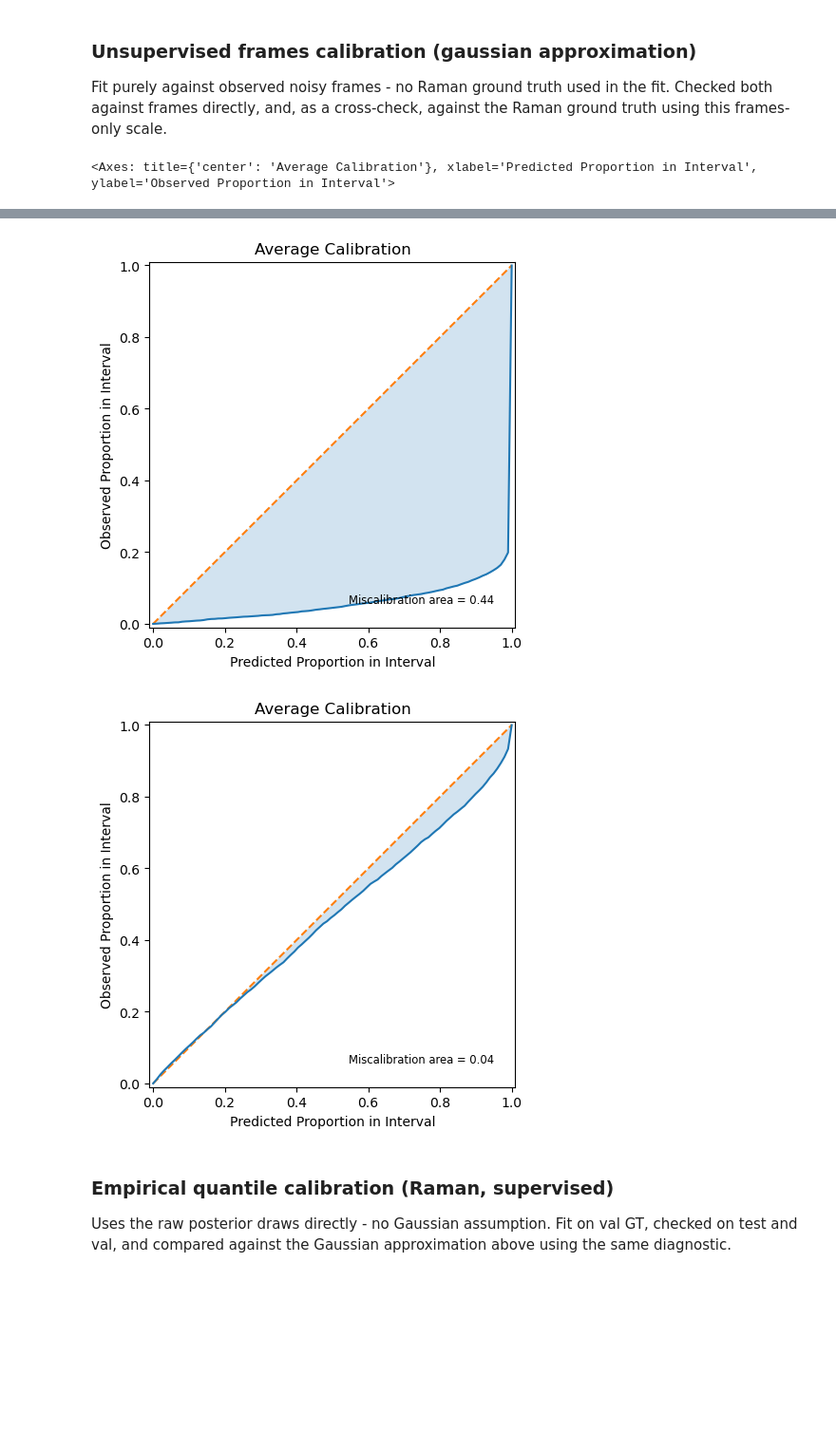
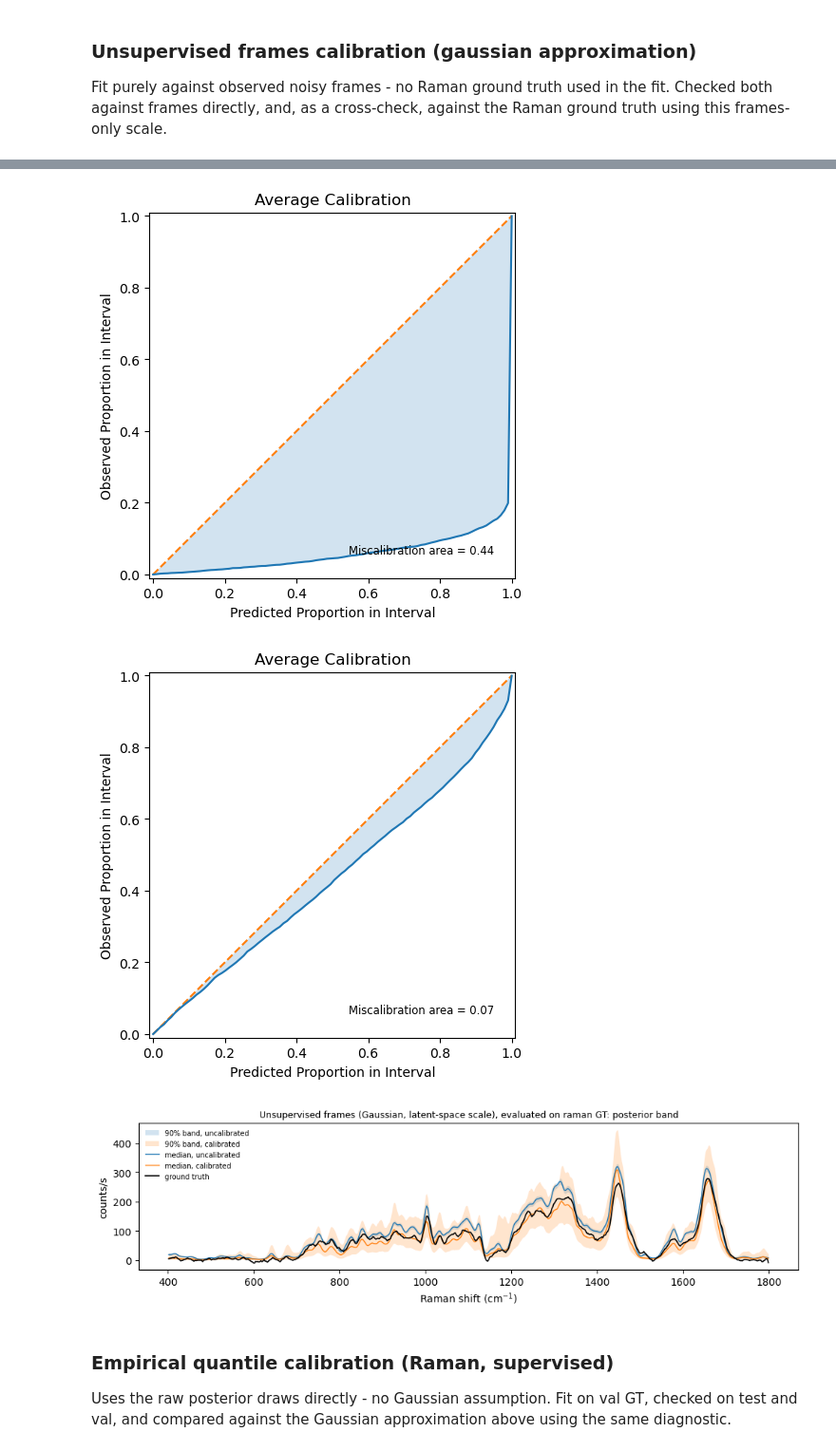
Before and after one commit to tmuird/lumos-vae, a Jupyter notebook: notebooks/evaluate.ipynb, the cells around one changed output, grey strips where cells are left out. Shown at 95% size. Saved outputs shown, nothing was run; the diff lists cells and outputs as text; code cells hidden in the pictures; blank space fills up the shorter version.

```diff
--- a/notebooks/evaluate.ipynb
+++ b/notebooks/evaluate.ipynb
@@ -400,7 +410,8 @@ for row, ds in enumerate(DATASETS):
                     label=k)
         ax.set(xscale="log", xlabel="frames given at inference", ylabel=metric,
                title=f"{ds}: {metric}")
-        ax.set_xticks(T_GRID); ax.set_xticklabels(T_GRID)
+        ax.set_xticks(T_GRID);
+        ax.set_xticklabels(T_GRID)
         ax.spines[["top", "right"]].set_visible(False)
     axes[row][0].set_ylim(0, 1)
     axes[row][0].legend(fontsize=6.5, frameon=False)
@@ -515,11 +525,11 @@ from scipy.optimize import minimize_scalar
 N_CALIB_SPECTRA = 10
 CALIB_FRAMES = 16
 CALIB_LABEL = "glasgow T=16"
-N_POSTERIOR = 1000
+N_POSTERIOR = 500
 BATCH_SIZE = 32
 POSTERIOR_CHUNK = 100  # caps how many posterior draws are batched into one forward
-                        # pass at once; N_POSTERIOR*BATCH_SIZE replicas in a single
-                        # call is what OOM'd the conv encoder at N_POSTERIOR=1000
+# pass at once; N_POSTERIOR*BATCH_SIZE replicas in a single
+# call is what OOM'd the conv encoder at N_POSTERIOR=1000
 
 info = model_info[CALIB_LABEL]
 d, mask = info["data"], eval_mask(info["data"]["wn"])
@@ -535,3 +545,6 @@ recal_frames = d_recal["ts"][:N_CALIB_SPECTRA, :CALIB_FRAMES]
 # nominal grid for the empirical-quantile sections; same length as N_POSTERIOR
 # so a sorted rank maps directly onto a nominal probability.
 nominal = np.linspace(0, 1, N_POSTERIOR)
+
+calib_device = next(info["model"].parameters()).device
+nominal_gpu = torch.tensor(nominal, dtype=torch.float32, device=calib_device)
@@ -858,29 +772,36 @@ fit. Checked both against frames directly, and, as a cross-check, against the
 Raman ground truth using this frames-only scale.
 # %%
 def f_frames(scale, model, data, gt_target):
-    mean, std, _ = frames_predictive(scale, model, data)
+    mean, std, _ = frames_predictive_latent_gpu(scale, model, data)
     return uct.metrics_calibration.mean_absolute_calibration_error(
-        mean.ravel(), std.ravel(), gt_target.ravel())
+        mean.cpu().numpy().ravel(), std.cpu().numpy().ravel(), gt_target.ravel())
 
 
 res_frames = minimize_scalar(f_frames, bounds=(1, 10), method="bounded",
                              args=(info["model"], d_recal["ts"][:N_CALIB_SPECTRA], recal_frames))
 scale_frames = res_frames.x
 
-uncal_mean_f, uncal_std_f, _ = frames_predictive(1, info["model"], d["ts"][:N_CALIB_SPECTRA])
-cal_mean_f, cal_std_f, _ = frames_predictive(scale_frames, info["model"], d["ts"][:N_CALIB_SPECTRA])
+uncal_mean_f_t, uncal_std_f_t, _ = frames_predictive_latent_gpu(1, info["model"], d["ts"][:N_CALIB_SPECTRA])
+uncal_mean_f, uncal_std_f = uncal_mean_f_t.cpu().numpy(), uncal_std_f_t.cpu().numpy()
+
+cal_mean_f_t, cal_std_f_t, _ = frames_predictive_latent_gpu(scale_frames, info["model"], d["ts"][:N_CALIB_SPECTRA])
+cal_mean_f, cal_std_f = cal_mean_f_t.cpu().numpy(), cal_std_f_t.cpu().numpy()
 
 uct.viz.plot_calibration(uncal_mean_f.ravel(), uncal_std_f.ravel(), true_frames.ravel())
 uct.viz.plot_calibration(cal_mean_f.ravel(), cal_std_f.ravel(), true_frames.ravel())
 uct.viz.plot_xy(uncal_mean_f.ravel(), uncal_std_f.ravel(), true_frames.ravel(), wn)
 uct.viz.plot_xy(cal_mean_f.ravel(), cal_std_f.ravel(), true_frames.ravel(), wn)
 plt.gcf().set_size_inches((10, 10))
+plt.show()
 
 # cross-check: does the frames-only scale also calibrate the raman decomposition?
-draws_uncal_r = recover_raman_draws(1, info["model"], d["ts"][:N_CALIB_SPECTRA])
-draws_cal_r = recover_raman_draws(scale_frames, info["model"], d["ts"][:N_CALIB_SPECTRA])
-uct.viz.plot_calibration(draws_uncal_r.mean(axis=1).ravel(), draws_uncal_r.std(axis=1).ravel(), gt.ravel())
-uct.viz.plot_calibration(draws_cal_r.mean(axis=1).ravel(), draws_cal_r.std(axis=1).ravel(), gt.ravel())
+draws_uncal_r_b = recover_raman_draws_latent_gpu(1, info["model"], d["ts"][:N_CALIB_SPECTRA]).cpu().numpy()
+draws_cal_r_b = recover_raman_draws_latent_gpu(scale_frames, info["model"], d["ts"][:N_CALIB_SPECTRA]).cpu().numpy()
+uct.viz.plot_calibration(draws_uncal_r_b.mean(axis=1).ravel(), draws_uncal_r_b.std(axis=1).ravel(), gt.ravel())
+uct.viz.plot_calibration(draws_cal_r_b.mean(axis=1).ravel(), draws_cal_r_b.std(axis=1).ravel(), gt.ravel())
+plt.show()
+
+plot_band(wn, draws_uncal_r_b, draws_cal_r_b, gt,
+          title="Unsupervised frames (Gaussian, latent-space scale), evaluated on raman GT: posterior band")
 # %% [output]
-<Axes: title={'center': 'Average Calibration'}, xlabel='Predicted Proportion in Interval', ylabel='Observed Proportion in Interval'>
 [figure]
@@ -890,5 +811,6 @@ uct.viz.plot_calibration(draws_cal_r.mean(axis=1).ravel(), draws_cal_r.std(axis=
 [figure]
-[figure, old version]
+[figure, new version]
+[figure, added]
 # %% [markdown]
 ### Empirical quantile calibration (Raman, supervised)
 
```
Also changed, not shown: parts of 43 cells of this notebook.
